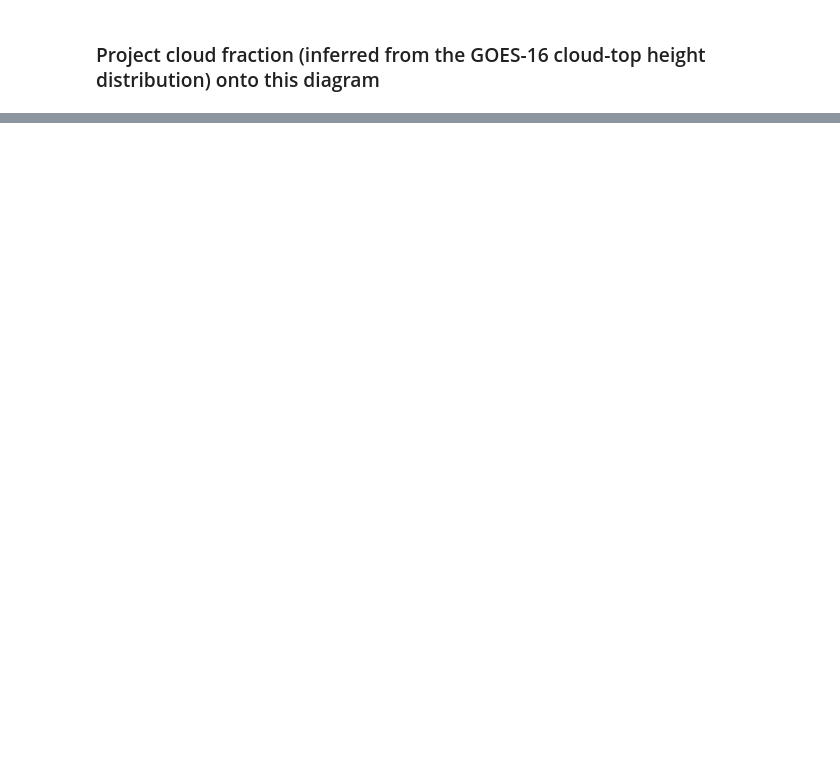
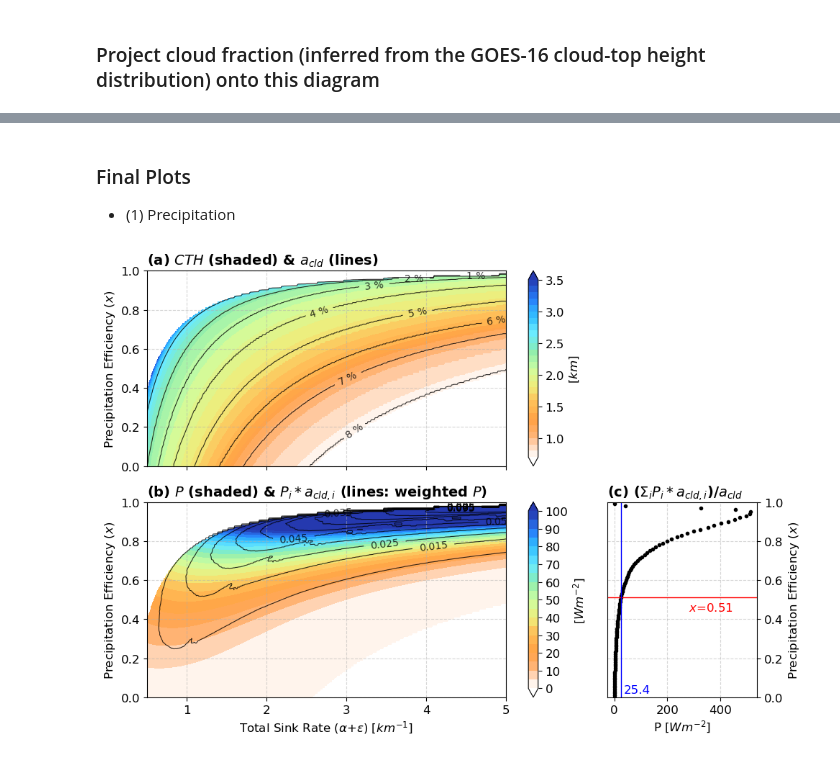
Before and after one commit to deszoeke/trade-cu-model, a Jupyter notebook: src/python/sensitivity_precip_cth.ipynb, the cells around one changed output, grey strips where cells are left out. Cells and saved outputs as stored; diff of their text form; code cells hidden in the pictures; blank space fills up the shorter version.

Commit message:
This file is updated as Constraining Precipitation Efficiency

```diff
--- a/src/python/sensitivity_precip_cth.ipynb
+++ b/src/python/sensitivity_precip_cth.ipynb
@@ -326,0 +327,71 @@ plt.tight_layout()
+# %% [markdown]
+### Final Plots
+- (1) Precipitation
+# %%
+fig, ((ax1, ax2), (ax3, ax4)) = plt.subplots(2, 2, figsize=(10, 7), gridspec_kw={'width_ratios': [3, 1]})
+
+# Cloud fraction and clout-top height
+cs_cth = ax1.contourf(ae_range * 1e+3, x_range, cthkeep/1000, levels=np.arange(700, 3500+100, 100)/1000,
+             cmap=cmaps.cmp_haxby_r, extend='both')
+
+cb = fig.colorbar(cs_cth, ax=ax1)
+cb.set_label(f'[$km$]', fontsize=12)
+cb.set_ticks(np.arange(1000, 3500+100, 500)/1000)
+cb.set_ticklabels(np.arange(1000, 3500+100, 500)/1000, fontsize=12)
+
+ax1.set_xticklabels('')
+ax1.tick_params(axis='x', labelsize=12)
+ax1.tick_params(axis='y', labelsize=12)
+ax1.grid(linestyle='--', alpha=0.5)
+ax1.set_ylabel(f'Precipitation Efficiency ($x$)', fontsize=12)
+ax1.set_title(rf'(a) $CTH$ (shaded) & $a_{{cld}}$ (lines)', fontsize=14, fontweight='bold', loc='left')
+
+cs_cf = ax1.contour(ae_range * 1e+3, x_range, matched_acc*100, levels=acc_levels, colors='k',
+            linestyles='-', linewidths=0.8, alpha=0.8)
+ax1.clabel(cs_cf, fmt=lambda v: f"{v:.0f} %", colors='k', fontsize=10)
+
+ax2.axis('off')
+
+# Precipitation
+cs = ax3.contourf(ae_range * 1e+3, x_range, prwm2keep, levels=wm2_levels,
+             cmap=cmaps.cmp_haxby_r, extend='both')
+
+cb = fig.colorbar(cs, ax=ax3)
+cb.set_label(r'[$Wm^{-2}$]', fontsize=12)
+cb.set_ticks(np.arange(0, 105, 10))
+cb.set_ticklabels(np.arange(0, 105, 10), fontsize=12)
+
+cs_pr = ax3.contour(ae_range * 1e+3, x_range, pr_weighted, levels=np.arange(0.005, 0.105, 0.01), colors='k',
+            linestyles='-', linewidths=0.8, alpha=0.8)
+ax3.clabel(cs_pr, fmt=lambda v: f"{v:.3f}", colors='k', fontsize=10)
+
+ax3.set_xlabel(r'Total Sink Rate ($\alpha$+$\epsilon$) [$km^{-1}$]', fontsize=12)
+ax3.set_ylabel(f'Precipitation Efficiency ($x$)', fontsize=12)
+ax3.set_title(rf'(b) $P$ (shaded) & $P_{{i}}*a_{{cld, i}}$ (lines: weighted $P$)', fontsize=14, fontweight='bold', loc='left')
+
+ax3.tick_params(axis='x', labelsize=12)
+ax3.tick_params(axis='y', labelsize=12)
+ax3.grid(linestyle='--', alpha=0.5)
+
+# Weighted precipitation
+ax4.plot(pr_weighted_sum, x_range, '.', color='k')
+ax4.axhline(x_final, color='r', linewidth=1)
+ax4.axvline(pr_avg, color='b', linewidth=1)
+
+ax4.set_ylim(0, 1)
+
+ax4.set_xlabel(r'P [$Wm^{-2}$]', fontsize=12)
+ax4.set_ylabel(f'Precipitation Efficiency ($x$)', fontsize=12)
+ax4.set_title(rf'(c) ($\Sigma_{{i}}$$P_{{i}}*a_{{cld, i}}$)/$a_{{cld}}$', fontsize=14, fontweight='bold', loc='left')
+ax4.text(280, 0.44, f'$x$={np.round(x_final, 2)}', fontsize=12, color='r')
+ax4.text(35, 0.02, f'{np.round(pr_avg, 2)}', fontsize=12, color='b')
+
+ax4.yaxis.tick_right()
+ax4.yaxis.set_label_position('right')
+ax4.tick_params(axis='x', labelsize=12)
+ax4.tick_params(axis='y', labelsize=12)
+ax4.grid(linestyle='--', alpha=0.5)
+
+plt.tight_layout()
+# %% [output]
+[figure, added]
```
Also changed, not shown: parts of 8 cells of this notebook.
